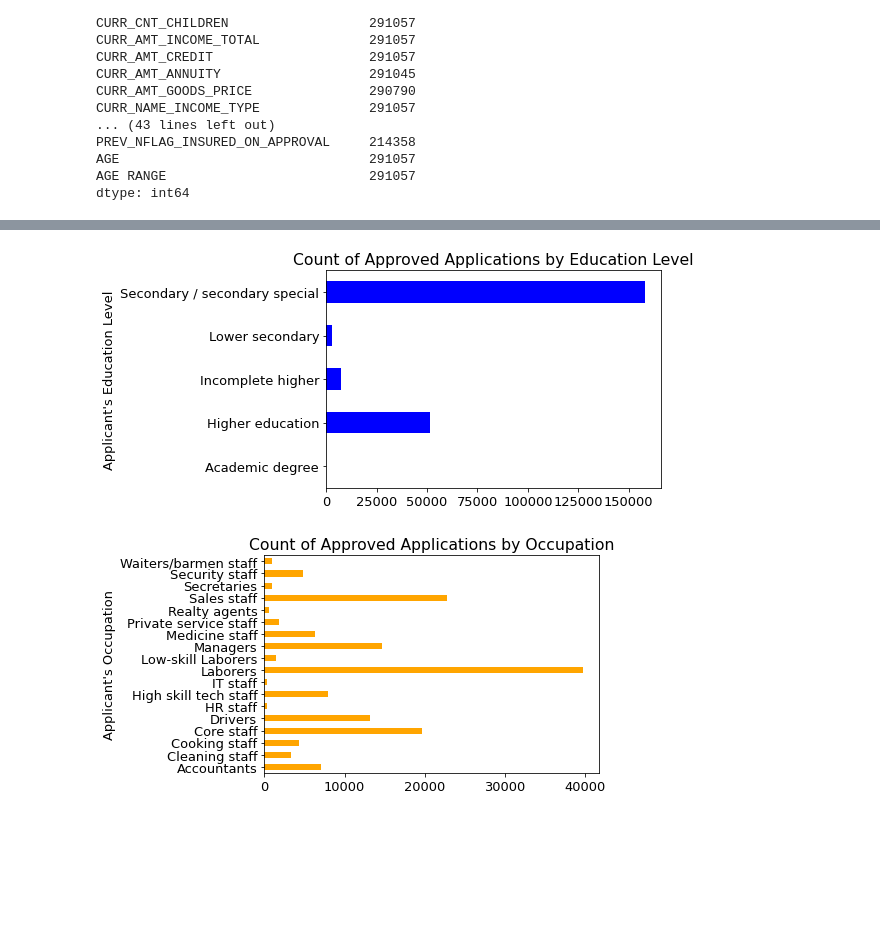
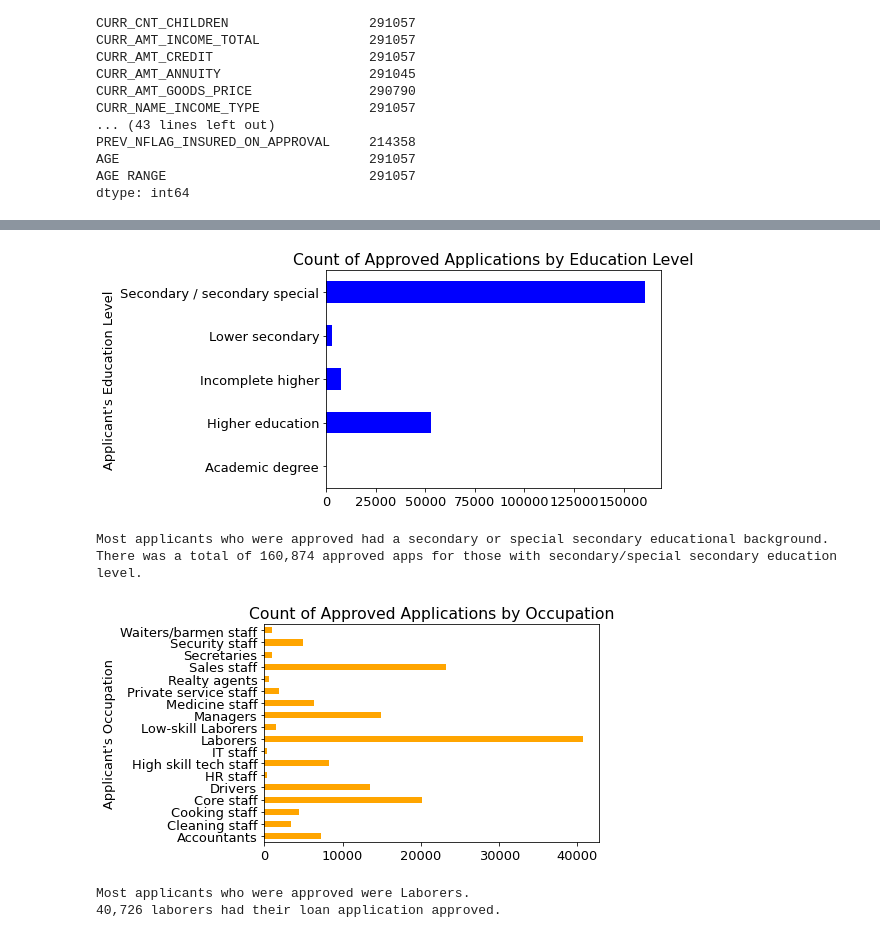
Before and after one commit to Shanaida/datascience_project1, a Jupyter notebook: project_one.ipynb, the cells around one changed output, grey strips where cells are left out. Saved outputs shown, nothing was run; the diff lists cells and outputs as text; code cells hidden in the pictures; blank space fills up the shorter version.

```diff
--- a/project_one.ipynb
+++ b/project_one.ipynb
@@ -11,7 +11,7 @@ import csv
 # Read application_data csv file
 # Create application DataFrame
 
-app_data = "application_data1.csv"
+app_data = "application_data.csv"
 application = pd.read_csv(app_data)
 application.head()
 # %% [output]
@@ -26,7 +26,7 @@ application.head()
 # Read previous_application csv file
 # Create previous DataFrame
 
-previous_app_data = "previous_application1.csv"
+previous_app_data = "previous_application.csv"
 previous_app = pd.read_csv(previous_app_data)
 previous_app.head()
 # %% [output]
@@ -399,23 +429,29 @@ plt.show()
 # %%
-#Dataframe for approved loans using 'PREV_NAME_CONTRACT_STATUS' column
-approved_loans=clean_loan_data.loc[clean_loan_data['PREV_NAME_CONTRACT_STATUS'] == "Approved"]
+#Dataframe for approved which is (approved and unused offer) loans using 'PREV_NAME_CONTRACT_STATUS' column
+
+approved_loans=clean_loan_data.loc[clean_loan_data['PREV_NAME_CONTRACT_STATUS'].isin(['Approved','Unused offer'])]
 
 #Creating a dataframe grouping by the column 'CURR_NAME_EDUCATION_TYPE'
 education_group = approved_loans.groupby('CURR_NAME_EDUCATION_TYPE')
 
 #Record count number of data points for each education level
 education_group_count = pd.DataFrame(education_group['CURR_NAME_EDUCATION_TYPE'].count())
 
 #Create bar graph
 approvedloan_education_chart = education_group_count.plot(kind='barh', title="Count of Approved Applications by Education Level", color="blue", legend=None)
 # Set the ylabel using class methods
 approvedloan_education_chart.set_ylabel("Applicant's Education Level")
 
 # Save the figure
-#plt.savefig("ApprovedbyEducationBarChart.png")
+plt.savefig("Images/ApprovedbyEducationBarChart.png")
 plt.show()
+
+print(f"Most applicants who were approved had a secondary or special secondary educational background.")
+print(f"There was a total of 160,874 approved apps for those with secondary/special secondary education level.")
 # %% [output]
-[figure, old version]
+[figure, new version]
+Most applicants who were approved had a secondary or special secondary educational background.
+There was a total of 160,874 approved apps for those with secondary/special secondary education level.
 # %%
 #Creating a dataframe grouping by the column 'CURR_OCCUPATION_TYPE'
 occupation_group = approved_loans.groupby('CURR_OCCUPATION_TYPE')
@@ -432,7 +468,11 @@ approvedloan_occupation_chart.set_ylabel("Applicant's Occupation")
 #grouped.sort_values('mygroups', ascending=False)
 
 # Save the figure
-#plt.savefig("ApprovedbyOccupationBarChart.png")
+plt.savefig("Images/ApprovedbyOccupationBarChart.png")
 plt.show()
+print(f"Most applicants who were approved were Laborers.")
+print(f"40,726 laborers had their loan application approved.")
 # %% [output]
-[figure, old version]
+[figure, new version]
+Most applicants who were approved were Laborers.
+40,726 laborers had their loan application approved.
```
Also changed, not shown: parts of 26 cells of this notebook.
